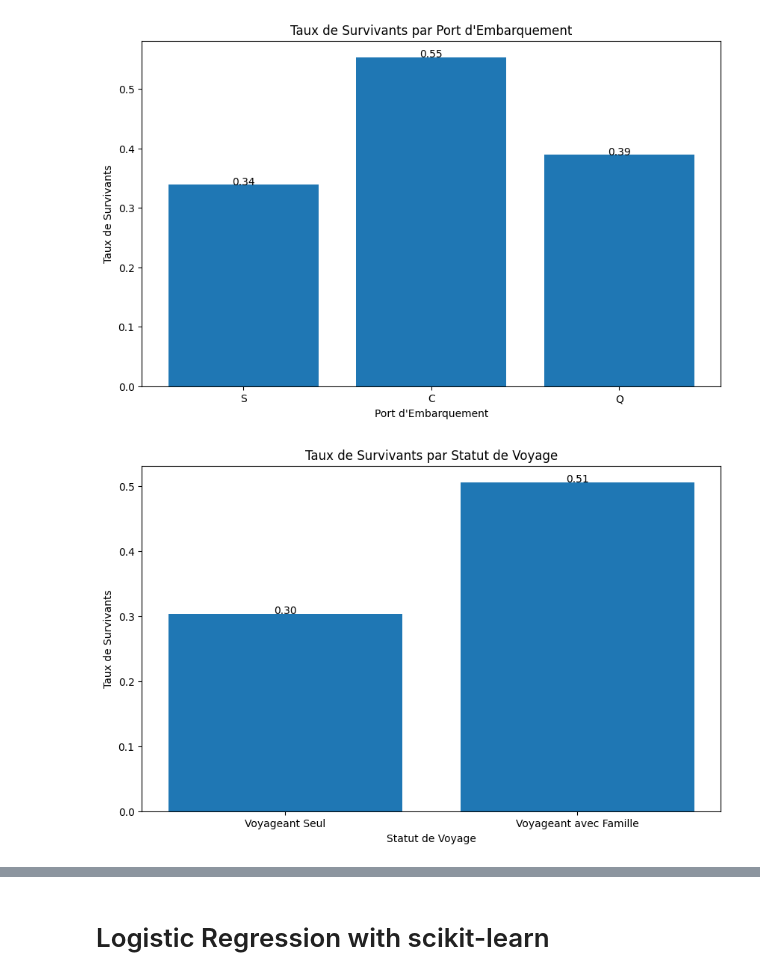
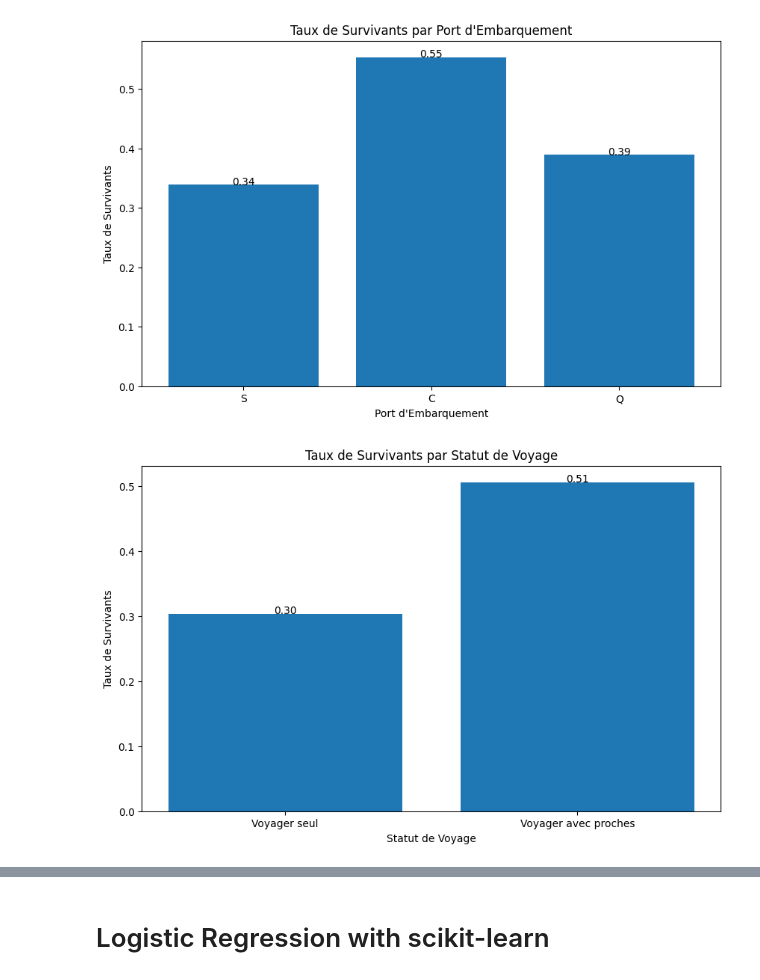
Before and after one commit to ErtKid/Machine_Learning_H3, a Jupyter notebook: TP_ML_Titanic.ipynb, the cells around one changed output, grey strips where cells are left out. Cells and saved outputs as stored; diff of their text form; code cells hidden in the pictures.

```diff
--- a/TP_ML_Titanic.ipynb
+++ b/TP_ML_Titanic.ipynb
@@ -375,6 +375,12 @@ print(train_data.head())
 total_passengers_class_1 = len(train_data[train_data['Pclass_1'] == 1])
 total_passengers_class_2 = len(train_data[train_data['Pclass_2'] == 1])
 total_passengers_class_3 = len(train_data[train_data['Pclass_3'] == 1])
+
+# Calculer le nombre de survivants dans chaque classe
+survivors_by_class_1 = len(train_data[(train_data['Pclass_1'] == 1) & (train_data['Survived'] == 1)])
+survivors_by_class_2 = len(train_data[(train_data['Pclass_2'] == 1) & (train_data['Survived'] == 1)])
+survivors_by_class_3 = len(train_data[(train_data['Pclass_3'] == 1) & (train_data['Survived'] == 1)])
+
 
 # Calculer le taux de survivants pour chaque classe
 survival_rate_class_1 = survivors_by_class_1 / total_passengers_class_1
@@ -382,6 +388,7 @@ survival_rate_class_2 = survivors_by_class_2 / total_passengers_class_2
 survival_rate_class_3 = survivors_by_class_3 / total_passengers_class_3
 
 # Données pour le diagramme
+classes = ['Classe 1', 'Classe 2', 'Classe 3']
 survival_rates = [survival_rate_class_1, survival_rate_class_2, survival_rate_class_3]
 
 # Création du diagramme à barres
@@ -406,6 +413,12 @@ plt.show()
 total_passengers_embarked_S = len(train_data[train_data['Embarked_S'] == 1])
 total_passengers_embarked_C = len(train_data[train_data['Embarked_C'] == 1])
 total_passengers_embarked_Q = len(train_data[train_data['Embarked_Q'] == 1])
+
+
+survivors_by_embarked_S = len(train_data[(train_data['Embarked_S'] == 1) & (train_data['Survived'] == 1)])
+survivors_by_embarked_C = len(train_data[(train_data['Embarked_C'] == 1) & (train_data['Survived'] == 1)])
+survivors_by_embarked_Q = len(train_data[(train_data['Embarked_Q'] == 1) & (train_data['Survived'] == 1)])
+
 
 # Calculer le taux de survivants pour chaque port d'embarquement
 survival_rate_embarked_S = survivors_by_embarked_S / total_passengers_embarked_S
@@ -414,6 +427,7 @@ survival_rate_embarked_Q = survivors_by_embarked_Q / total_passengers_embarked_Q
 
 # Données pour le diagramme
 survival_rates_embarked = [survival_rate_embarked_S, survival_rate_embarked_C, survival_rate_embarked_Q]
+embarked_ports = ['S', 'C', 'Q']
 
 # Création du diagramme à barres
 plt.figure(figsize=(10, 6))
@@ -435,32 +449,45 @@ plt.show()
 # %%
 # Calculer le nombre total de personnes pour chaque statut de voyage
 total_traveling_alone = len(train_data[train_data['TravelAlone'] == 1])
 total_traveling_with_family = len(train_data[train_data['TravelAlone'] == 0])
 
+# Calculer le nombre total de survivants qui voyagent seuls et en famille
+survivors_traveling_alone = len(train_data[(train_data['Survived'] == 1) & (train_data['TravelAlone'] == 1)])
+survivors_traveling_with_family = len(train_data[(train_data['Survived'] == 1) & (train_data['TravelAlone'] == 0)])
+
+# Calculer le taux de survie pour ceux qui voyagent seuls et en famille
+survival_rate_traveling_alone = survivors_traveling_alone / total_traveling_alone
+survival_rate_traveling_with_family = survivors_traveling_with_family / total_traveling_with_family
+
+
 # Calculer le taux de survivants pour chaque statut de voyage
 survival_rate_traveling_alone = survivors_traveling_alone / total_traveling_alone
 survival_rate_traveling_with_family = survivors_traveling_with_family / total_traveling_with_family
 
+travel_status = ['Voyager seul', 'Voyager avec proches']
+
 # Données pour le diagramme
 survival_rates_travel = [survival_rate_traveling_alone, survival_rate_traveling_with_family]
+
+
 
 # Création du diagramme à barres
 plt.figure(figsize=(10, 6))
 plt.bar(travel_status, survival_rates_travel)
 
 # Ajout des étiquettes et titres
 plt.xlabel('Statut de Voyage')
 plt.ylabel('Taux de Survivants')
 plt.title('Taux de Survivants par Statut de Voyage')
 
 # Affichage des valeurs sur les barres
 for i, value in enumerate(survival_rates_travel):
     plt.text(i, value, f"{value:.2f}", ha='center')
 
 # Afficher le diagramme
 plt.show()
 # %% [output]
-[figure, old version]
+[figure, new version]
 # %%
 import matplotlib.pyplot as plt
 
```
Also changed, not shown: parts of 12 cells of this notebook.
